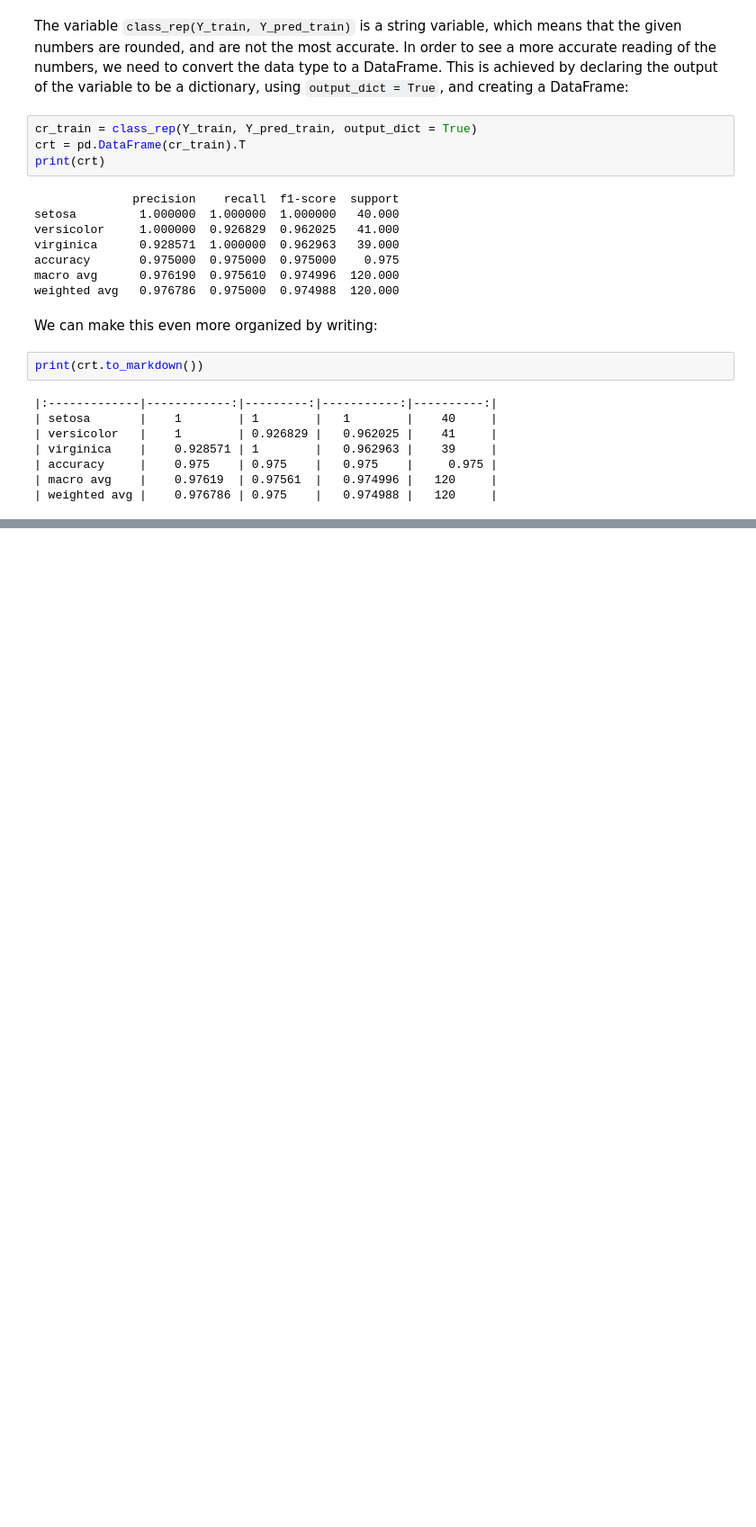
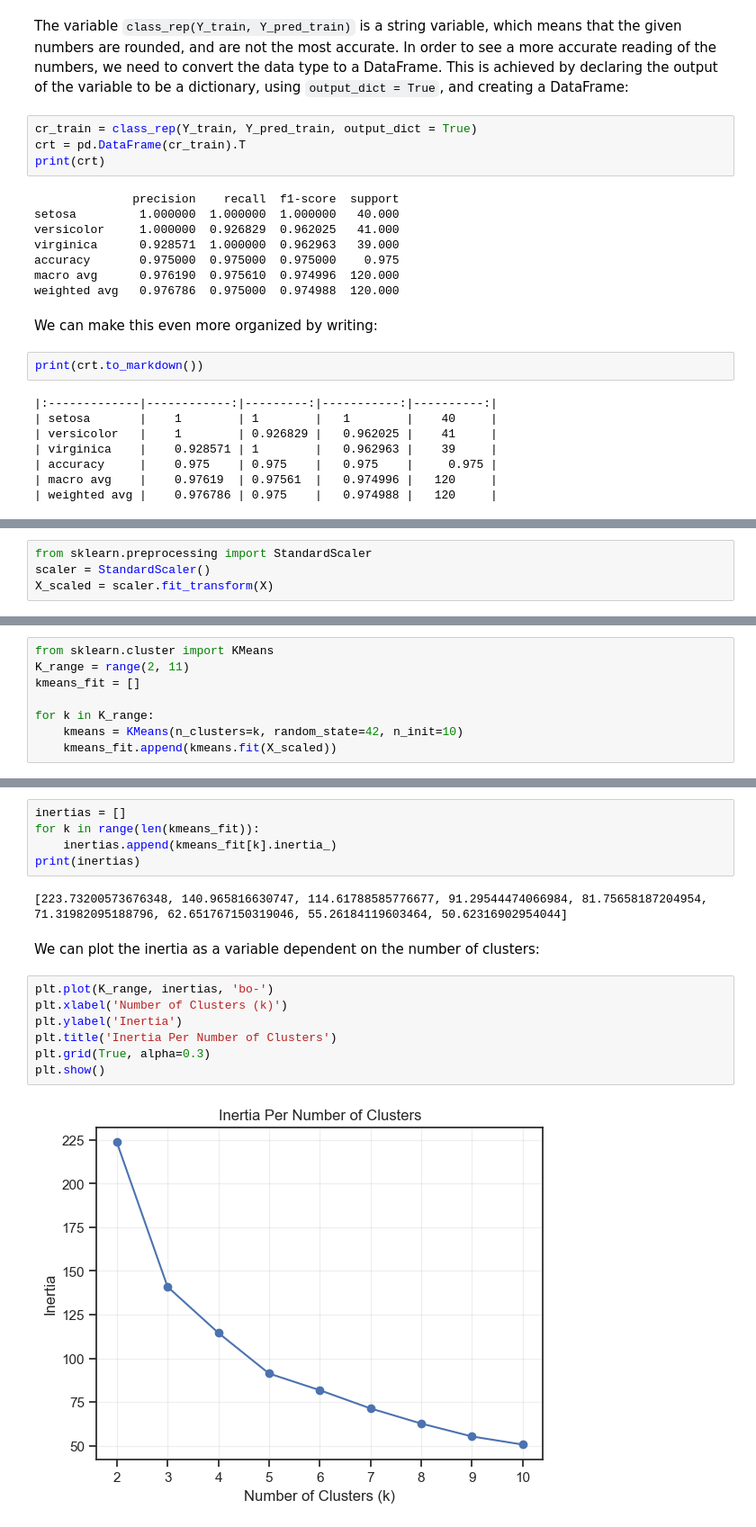
Before and after one commit to tomer279/Data-Science-Projects, a Jupyter notebook: Iris Notebook.ipynb, the cells around one changed output, grey strips where cells are left out. Shown at 90% size. Cells and saved outputs as stored; diff of their text form; blank space fills up the shorter version.

```diff
--- a/Iris Notebook.ipynb
+++ b/Iris Notebook.ipynb
@@ -605,0 +627,4 @@ To be continued...
+# %%
+from sklearn.preprocessing import StandardScaler
+scaler = StandardScaler()
+X_scaled = scaler.fit_transform(X)
@@ -605,0 +667,8 @@ To be continued...
+# %%
+from sklearn.cluster import KMeans
+K_range = range(2, 11)
+kmeans_fit = []
+
+for k in K_range:
+    kmeans = KMeans(n_clusters=k, random_state=42, n_init=10)
+    kmeans_fit.append(kmeans.fit(X_scaled))
@@ -605,0 +701,18 @@ To be continued...
+# %%
+inertias = []
+for k in range(len(kmeans_fit)):
+    inertias.append(kmeans_fit[k].inertia_)
+print(inertias)
+# %% [output]
+[223.73200573676348, 140.965816630747, 114.61788585776677, 91.29544474066984, 81.75658187204954, 71.31982095188796, 62.651767150319046, 55.26184119603464, 50.62316902954044]
+# %% [markdown]
+We can plot the inertia as a variable dependent on the number of clusters:
+# %%
+plt.plot(K_range, inertias, 'bo-')
+plt.xlabel('Number of Clusters (k)')
+plt.ylabel('Inertia')
+plt.title('Inertia Per Number of Clusters')
+plt.grid(True, alpha=0.3)
+plt.show()
+# %% [output]
+[figure, added]
```
Also changed, not shown: parts of 54 cells of this notebook.
